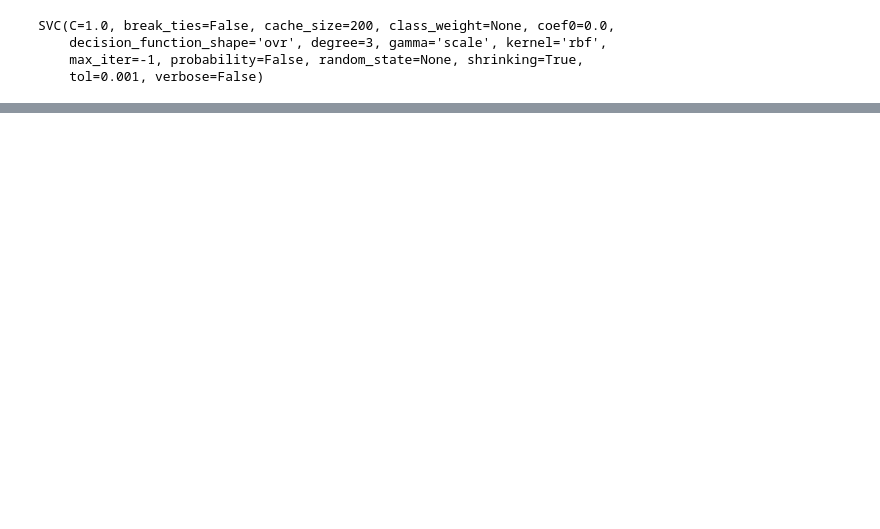
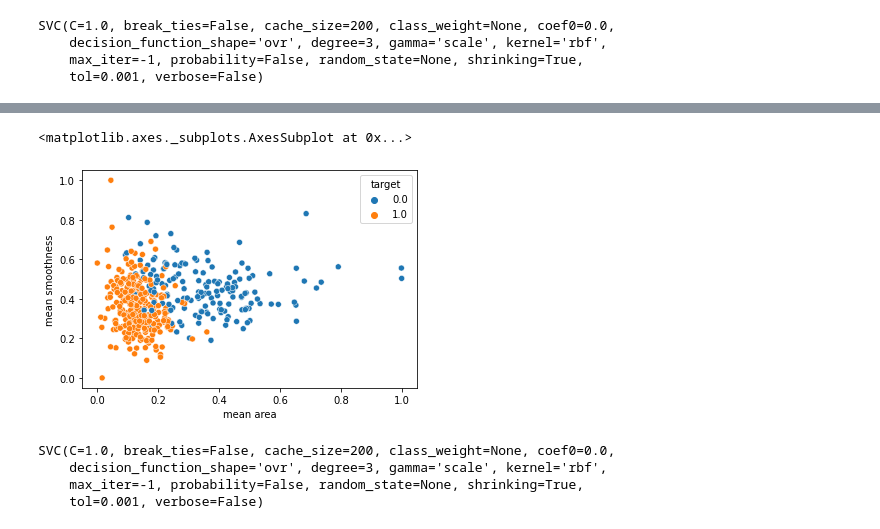
Before and after one commit to alighasemi78/Breast_Cancer_Classification, a Jupyter notebook: breast_cancer_classification.ipynb, the cells around one changed output, grey strips where cells are left out. Drawn from its saved outputs; the diff is of its cells as text; code cells hidden in the pictures; blank space fills up the shorter version.

```diff
--- a/breast_cancer_classification.ipynb
+++ b/breast_cancer_classification.ipynb
@@ -255,0 +281,6 @@ SVC(C=1.0, break_ties=False, cache_size=200, class_weight=None, coef0=0.0,
+# %%
+min_train = X_train.min()
+# %%
+range_train = X_train.max() - min_train
+# %%
+X_train_scaled = (X_train - min_train) / range_train
@@ -255,0 +292,5 @@ SVC(C=1.0, break_ties=False, cache_size=200, class_weight=None, coef0=0.0,
+# %%
+sns.scatterplot(x=X_train_scaled["mean area"], y=X_train_scaled["mean smoothness"], hue=y_train)
+# %% [output]
+<matplotlib.axes._subplots.AxesSubplot at 0x...>
+[figure, added]
@@ -255,0 +301,7 @@ SVC(C=1.0, break_ties=False, cache_size=200, class_weight=None, coef0=0.0,
+# %%
+svc_model.fit(X_train_scaled, y_train)
+# %% [output]
+SVC(C=1.0, break_ties=False, cache_size=200, class_weight=None, coef0=0.0,
+    decision_function_shape='ovr', degree=3, gamma='scale', kernel='rbf',
+    max_iter=-1, probability=False, random_state=None, shrinking=True,
+    tol=0.001, verbose=False)
```
Also changed, not shown: parts of 28 cells of this notebook.
